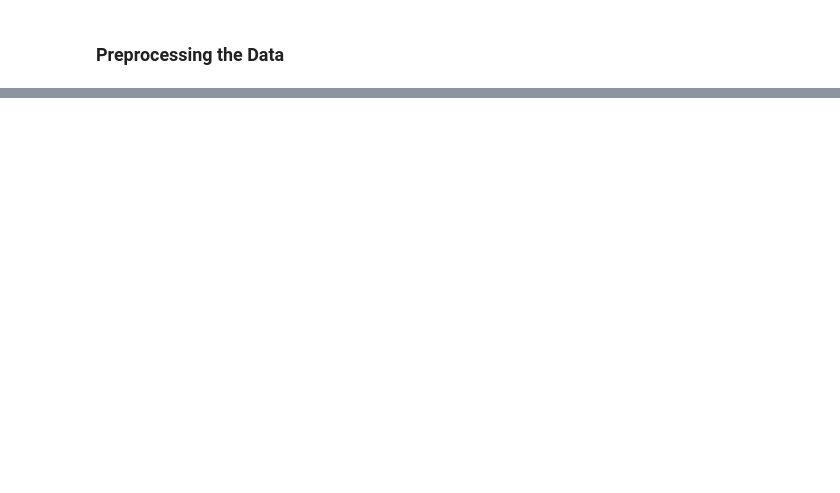
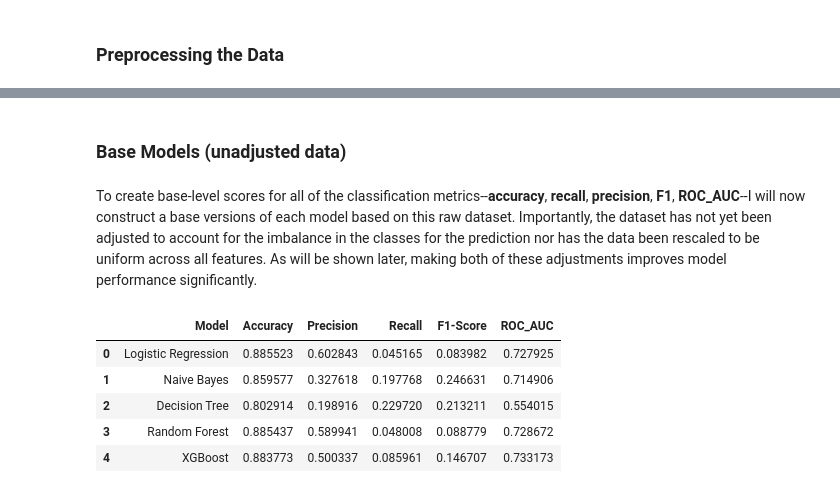
Before and after one commit to the-ethical-ai/Loan_default, a Jupyter notebook: Loan_Default_Full_Report.ipynb, the cells around one changed output, grey strips where cells are left out. Cells and saved outputs as stored; diff of their text form; code cells hidden in the pictures; blank space fills up the shorter version.

Commit message:
Version 1 complete

```diff
--- a/Loan_Default_Full_Report.ipynb
+++ b/Loan_Default_Full_Report.ipynb
@@ -386,0 +427,55 @@ As I will elaborate on later, **F1** and **ROC-AUC** (*area under the receiver o
+# %% [markdown]
+### Base Models (unadjusted data)
+# %% [markdown]
+To create base-level scores for all of the classification metrics--**accuracy**, **recall**, **precision**, **F1**, **ROC_AUC**--I will now construct a base versions of each model based on this raw dataset. Importantly, the dataset has not
+yet been adjusted to account for the imbalance in the classes for the prediction nor has the data been rescaled to be uniform across all features. As will be shown
+later, making both of these adjustments improves model performance significantly.
+# %%
+# making a table to track the performance of the models
+metrics = {'Model': [],
+           'Accuracy': [],
+           'Precision': [],
+           'Recall': [],
+           'F1-Score': [],
+           'ROC_AUC': []}
+# %%
+# splitting the datasets into train-validation-testing sets
+X_train, X_test, y_train, y_test = train_test_split(X, y, test_size = 0.2, random_state = 8413)
+X_train, X_val, y_train, y_val = train_test_split(X_train, y_train, test_size = 0.2, random_state = 8413)
+
+# setting up the models
+models = {
+    "Logistic Regression": LogisticRegression(max_iter = 10000),
+    "Naive Bayes": GaussianNB(),
+    #"KNN": KNeighborsClassifier(),
+    "Decision Tree": DecisionTreeClassifier(random_state = 8413),
+    "Random Forest": RandomForestClassifier(random_state = 8413),
+    "XGBoost": XGBClassifier(random_state = 8413)
+}
+
+# cross-validating the models
+for model_name, model in models.items():
+    accuracies = cross_val_score(model, X_train, y_train, cv = 3, scoring = 'accuracy')
+    precisions = cross_val_score(model, X_train, y_train, cv = 3, scoring = 'precision')
+    recalls = cross_val_score(model, X_train, y_train, cv = 3, scoring = 'recall')
+    f1_scores = cross_val_score(model, X_train, y_train, cv = 3, scoring = 'f1')
+    roc_auc_scores = cross_val_score(model, X_train, y_train, cv = 3, scoring = 'roc_auc')
+
+    # Adding results to the metrics dictionary
+    metrics['Model'].append(model_name)
+    metrics['Accuracy'].append(np.mean(accuracies))
+    metrics['Precision'].append(np.mean(precisions))
+    metrics['Recall'].append(np.mean(recalls))
+    metrics['F1-Score'].append(np.mean(f1_scores))
+    metrics['ROC_AUC'].append(np.mean(roc_auc_scores))
+# %%
+# Making the metrics dictionary into a dataframe and displaying the table
+model_base_scores_df = pd.DataFrame(metrics)
+model_base_scores_df
+# %% [output]
+|  | Model | Accuracy | Precision | Recall | F1-Score | ROC_AUC |
+| 0 | Logistic Regression | 0.885523 | 0.602843 | 0.045165 | 0.083982 | 0.727925 |
+| 1 | Naive Bayes | 0.859577 | 0.327618 | 0.197768 | 0.246631 | 0.714906 |
+| 2 | Decision Tree | 0.802914 | 0.198916 | 0.229720 | 0.213211 | 0.554015 |
+| 3 | Random Forest | 0.885437 | 0.589941 | 0.048008 | 0.088779 | 0.728672 |
+| 4 | XGBoost | 0.883773 | 0.500337 | 0.085961 | 0.146707 | 0.733173 |
```
Also changed, not shown: parts of 36 cells of this notebook.
